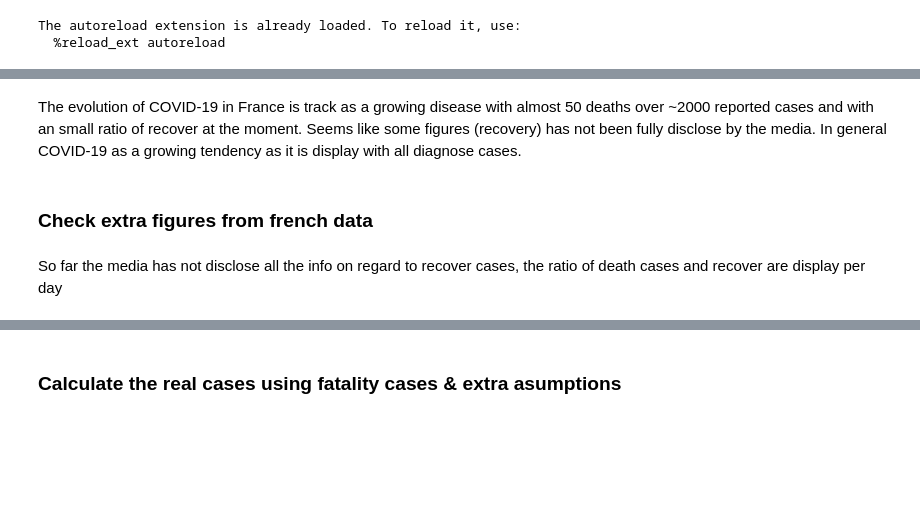
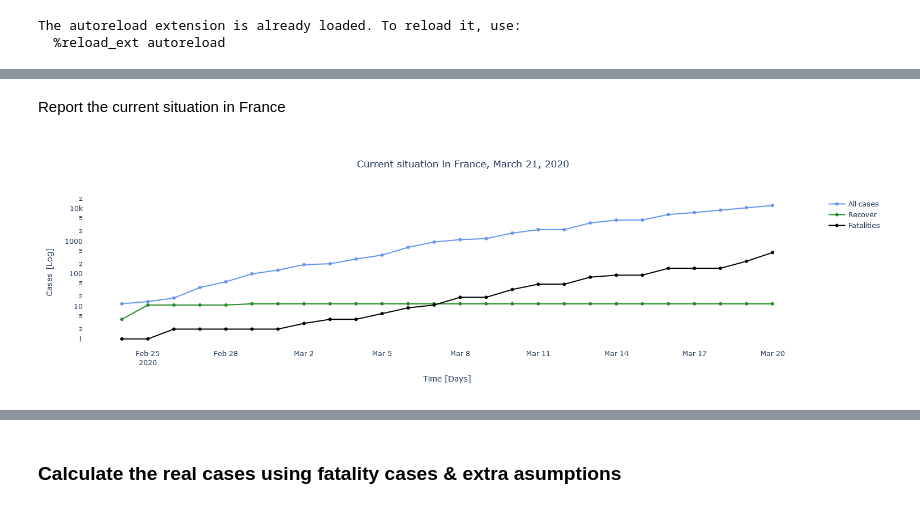
Before and after one commit to jsayri/analysis, a Jupyter notebook: COVID19_analysis/notebooks/France_analysis_JHUdata.ipynb, the cells around one changed output, grey strips where cells are left out. Cells and saved outputs as stored; diff of their text form; code cells hidden in the pictures; blank space fills up the shorter version.

```diff
--- a/COVID19_analysis/notebooks/France_analysis_JHUdata.ipynb
+++ b/COVID19_analysis/notebooks/France_analysis_JHUdata.ipynb
@@ -51,10 +55,0 @@ mask = df_c.Date > start_date
-# %%
-# Extract all info for mainland France (exclude all other islands)
-c_study = 'France - France'
-#c_study = 'United Kingdom - United Kingdom'
-
-for c in df_c.columns:
-    if c == c_study:
-        fr_cases = np.array(df_c[c], dtype=int)
-        fr_death = np.array(df_d[c], dtype=int)
-        fr_recov = np.array(df_r[c], dtype=int)
@@ -105,7 +56,6 @@ fig.update_layout(
-# %% [markdown]
-The evolution of COVID-19 in France is track as a growing disease with almost 50 deaths over ~2000 reported cases and with an small ratio of recover at the moment. Seems like some figures (recovery) has not been fully disclose by the media.
-In general COVID-19 as a growing tendency as it is display with all diagnose cases.
-# %% [markdown]
-### Check extra figures from french data
-# %% [markdown]
-So far the media has not disclose all the info on regard to recover cases, the ratio of death cases and recover are display per day
+# %% [markdown]
+Report the current situation in France
+# %%
+dplot.disp_cum_jhu(ctry_cases, ctry_recov, ctry_death, c_study, mask)
+# %% [output]
+[figure, added]
```
Also changed, not shown: parts of 24 cells of this notebook, 7 other files.
